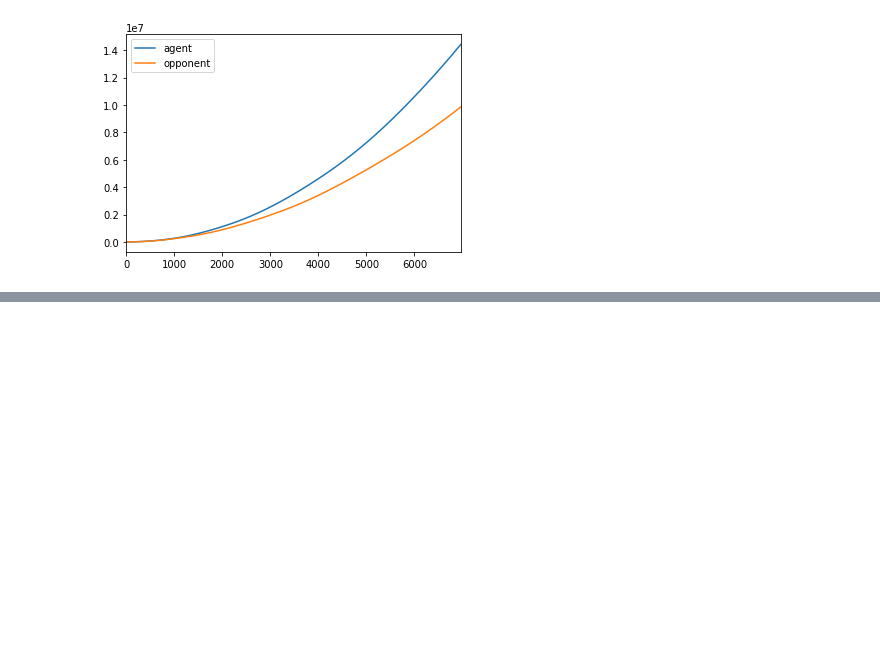
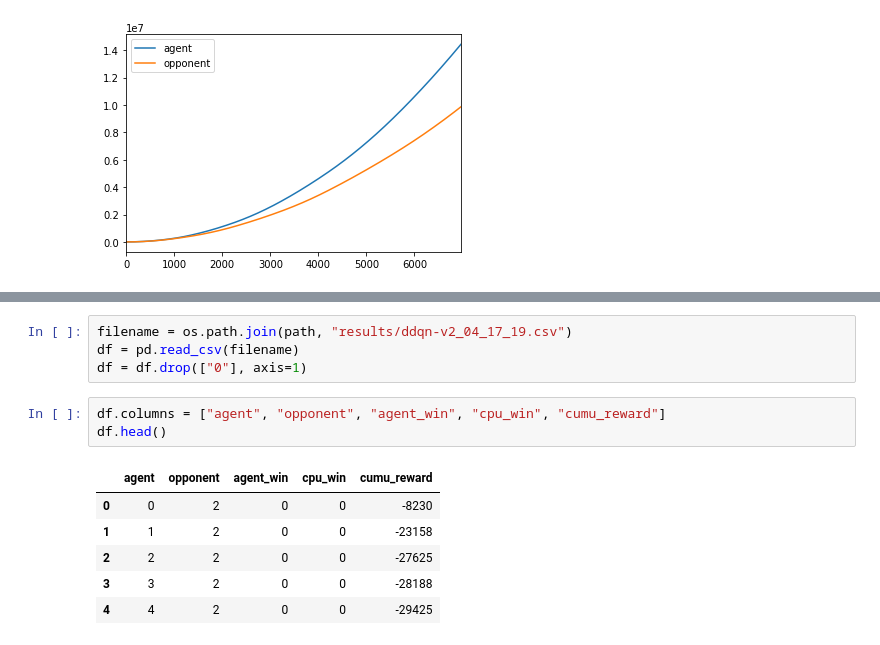
Before and after one commit to Positronic-IO/air-hockey-training-environment, a Jupyter notebook: analysis/ddqn.ipynb, the cells around one changed output, grey strips where cells are left out. Drawn from its saved outputs; the diff is of its cells as text; blank space fills up the shorter version.

```diff
--- a/analysis/ddqn.ipynb
+++ b/analysis/ddqn.ipynb
@@ -178,0 +196,14 @@ df.cumsum().plot()
+# %%
+filename = os.path.join(path, "results/ddqn-v2_04_17_19.csv")
+df = pd.read_csv(filename)
+df = df.drop(["0"], axis=1)
+# %%
+df.columns = ["agent", "opponent", "agent_win", "cpu_win", "cumu_reward"]
+df.head()
+# %% [output]
+|  | agent | opponent | agent_win | cpu_win | cumu_reward |
+| 0 | 0 | 2 | 0 | 0 | -8230 |
+| 1 | 1 | 2 | 0 | 0 | -23158 |
+| 2 | 2 | 2 | 0 | 0 | -27625 |
+| 3 | 3 | 2 | 0 | 0 | -28188 |
+| 4 | 4 | 2 | 0 | 0 | -29425 |
```
Also changed, not shown: parts of 5 cells of this notebook, 2 other files.
